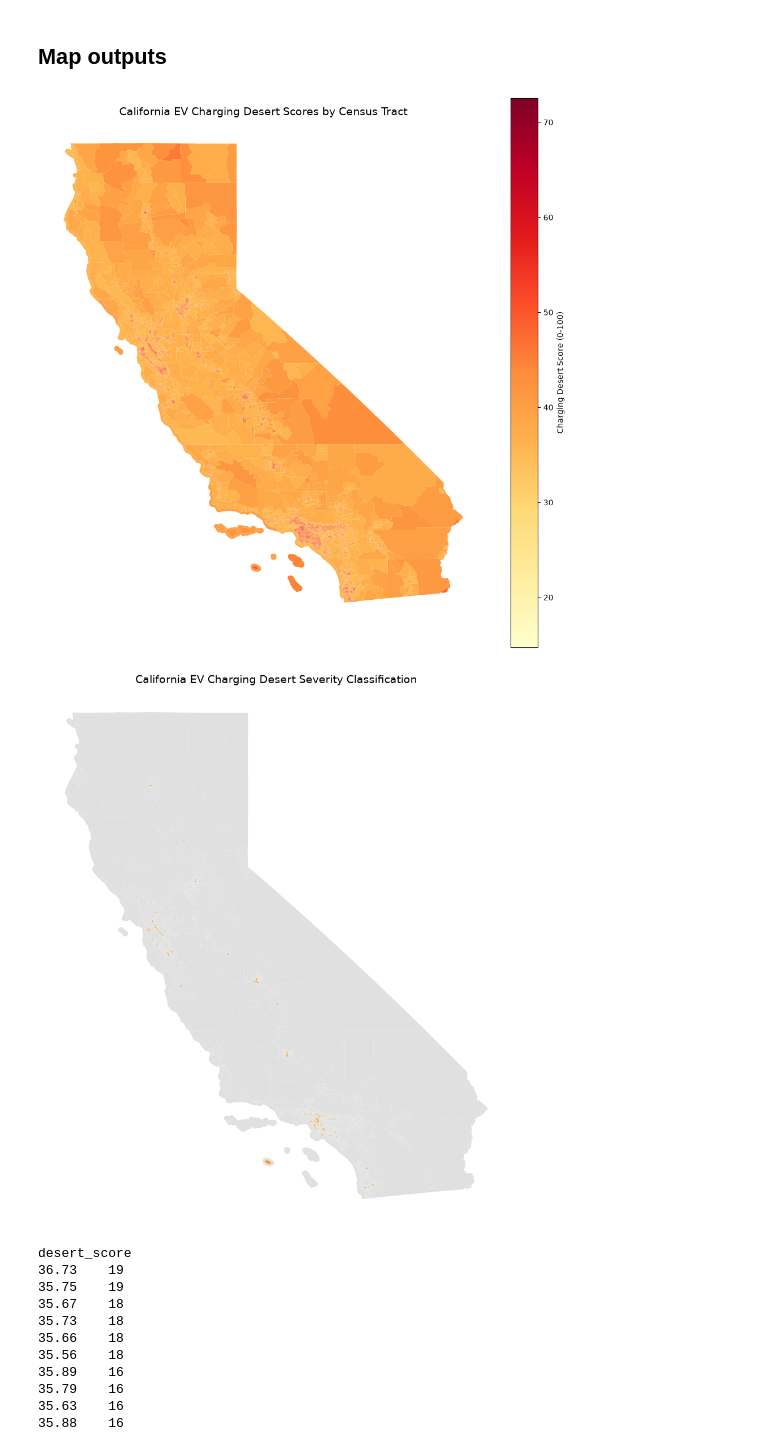
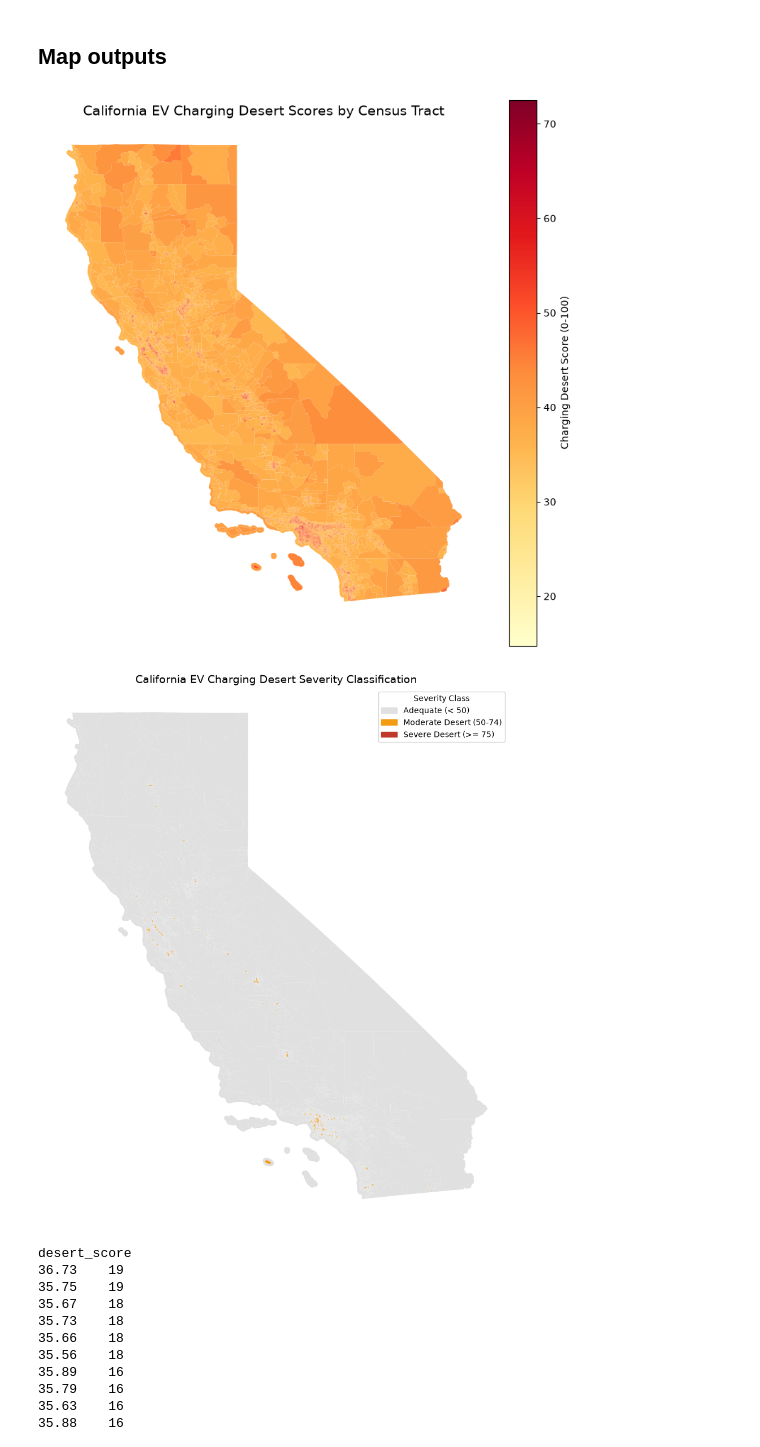
Before and after one commit to BoppingNoodles/california_ev_transition_and_fuel_analytics, a Jupyter notebook: notebooks/03_charging_deserts.ipynb, the cells around one changed output. Drawn from its saved outputs; the diff is of its cells as text; code cells hidden in the pictures.

Commit message:
fix: fix plot errors

```diff
--- a/notebooks/03_charging_deserts.ipynb
+++ b/notebooks/03_charging_deserts.ipynb
@@ -146,24 +146,27 @@ plt.show()
 # %%
 # Choropleth of desert score
 import matplotlib.pyplot as plt
 
-fig, ax = plt.subplots(1,1, figsize=(10,10))
+fig, ax = plt.subplots(1,1, figsize=(8,8))
 
 deserts_gdf.plot(
     column='desert_score',
     cmap="YlOrRd",
     legend=True,
     legend_kwds={'label': 'Charging Desert Score (0-100)', 'orientation': 'vertical'},
     ax=ax,
     edgecolor='none'
 )
 ax.set_title("California EV Charging Desert Scores by Census Tract", fontsize=14)
 ax.set_axis_off()
 plt.tight_layout()
 plt.show()
 # %% [output]
-[figure, old version]
+[figure, new version]
 # %%
+import matplotlib.patches as mpatches
+import matplotlib.pyplot as plt
+
 fig, ax = plt.subplots(1, 1, figsize=(10, 10))
 
 # Custom color mapping for severity classes
@@ -174,19 +177,25 @@ color_dict = {
 }
 
 deserts_gdf.plot(
-    column="severity_score",
     color=deserts_gdf["severity_score"].map(color_dict),
-    legend=True,
     ax=ax,
     edgecolor="none"
 )
 
+# Build custom legend handles
+legend_handles = [
+    mpatches.Patch(color="#e0e0e0", label="Adequate (< 50)"),
+    mpatches.Patch(color="#f39c12", label="Moderate Desert (50-74)"),
+    mpatches.Patch(color="#c0392b", label="Severe Desert (>= 75)")
+]
+
+ax.legend(handles=legend_handles, loc="upper right", title="Severity Class", frameon=True)
 ax.set_title("California EV Charging Desert Severity Classification", fontsize=14)
 ax.set_axis_off()
 plt.tight_layout()
 plt.show()
 # %% [output]
-[figure, old version]
+[figure, new version]
 # %%
 # Inspect top 15 severe tracts
 top_15 = deserts_gdf['desert_score'].value_counts(ascending=False).head(15)
```
